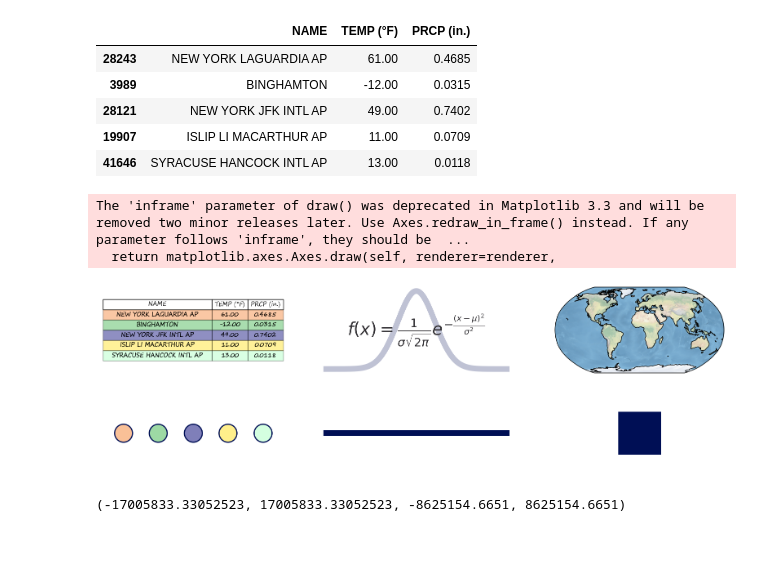
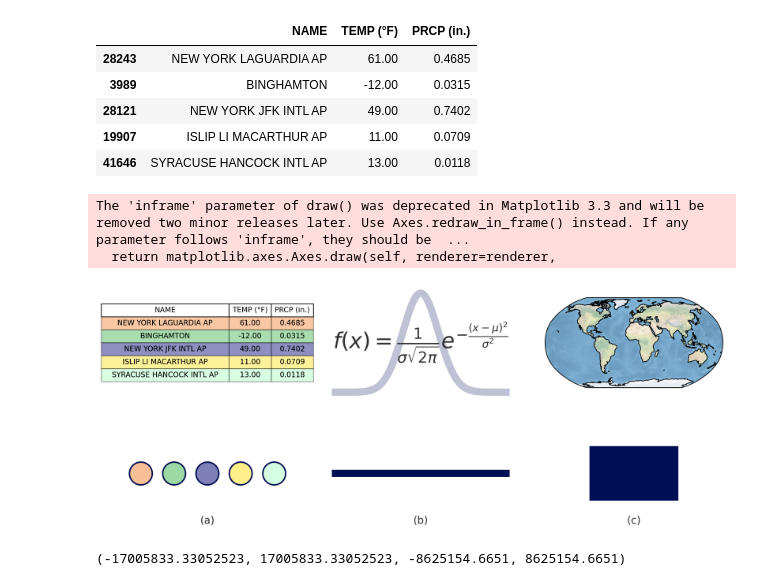
Before and after one commit to story645/proposal, a Jupyter notebook: figures/topology.ipynb, the cells around one changed output. Cells and saved outputs as stored; diff of their text form; code cells hidden in the pictures; blank space fills up the shorter version.

```diff
--- a/figures/topology.ipynb
+++ b/figures/topology.ipynb
@@ -37,7 +37,8 @@ proposal_path = Path('../../draft/figures/intro/')
 proposal_path = Path('../draft/figures/math/')
 
 theme = themepy.Theme('paper')
-rcParams['font.family'] = 'Segoe Print'
+rcParams['font.family'] = 'dejavu sans'
+rcParams['figure.dpi'] = 200
 # %%
 ny_all = pd.read_csv("nydata")
 
@@ -58,7 +59,7 @@ sample
 | 19907 | ISLIP LI MACARTHUR AP | 11.00 | 0.0709 |
 | 41646 | SYRACUSE HANCOCK INTL AP | 13.00 | 0.0118 |
 # %%
-fig, axd = plt.subplot_mosaic([['table', 'function', 'image'], ['0D', '1D', '2D']], figsize=(20,6), facecolor='white')
+fig, axd = plt.subplot_mosaic([['table', 'function', 'image'], ['0D', '1D', '2D']], figsize=(15,6), facecolor='white')
 tab = ip.plot_table(axd['table'], sample, ccolors=['k']*3)
 fig.canvas.draw()
 x = np.linspace(-0.25, 1.25, 5)
@@ -90,36 +91,40 @@ axd['1D'].plot([-5,5], [.5, .5], color='C0', lw=10)
 axd['1D'].set(xlim=(-5, 5), ylim=(.25, .75))
 axd['function'].set(xlim=(-5,5))
 
 af = mpatches.ConnectionPatch(xyA=(0,0), coordsA=axd['function'].transData, xyB=(0, .5), coordsB=axd['1D'].transData,
                               arrowstyle='simple', mutation_scale=150, mutation_aspect=.9, facecolor=mcolors.to_rgba('C0', .25), edgecolor='C0', lw=4)
 #fig.add_artist(af)
 
 
 axd['image'] =  plt.subplot(2,3,3, projection=ccrs.Robinson())
 axd['image'].stock_img()
 axd['image'].coastlines()
 
 r = mpatches.Rectangle((.25,.25), .5, .5)
 axd['2D'].add_artist(r)
 
 x0, x1, _, _ = axd['image'].get_extent()
 
 al = mpatches.ConnectionPatch(xyA=(x0, 0), coordsA=axd['image'].transData, xyB=(.25, .5), coordsB=axd['2D'].transData,
                               arrowstyle='-',linestyle=':', edgecolor='C0', lw=3, zorder=-1)
 #fig.add_artist(al)
 ar = mpatches.ConnectionPatch(xyA=(x1, 0), coordsA=axd['image'].transData, xyB=(.75, .5), coordsB=axd['2D'].transData,
                               arrowstyle='-', linestyle=':', edgecolor='C0', lw=3, zorder=-1)
 #fig.add_artist(ar)
-axd['2D'].set_aspect('equal')
+#axd['2D'].set_aspect('equal')
 for ax in axd.values():
     ax.axis('off')
     ax.set_facecolor('white')
 
-fig.savefig(proposal_path/'k_different_types', bbox_inches='tight', facecolor='white')
+
+for (n, l) in [('0D', 'a'), ('1D', 'b'), ('2D', 'c')]:
+    axd[n].set_title(f"({l})", fontsize='x-large', y=0)
+
+fig.savefig(proposal_path/'k_different_types', bbox_inches='tight', facecolor='white', dpi=200)
 # %% [output]
 The 'inframe' parameter of draw() was deprecated in Matplotlib 3.3 and will be removed two minor releases later. Use Axes.redraw_in_frame() instead. If any parameter follows 'inframe', they should be  ...
   return matplotlib.axes.Axes.draw(self, renderer=renderer,
-[figure, old version]
+[figure, new version]
 # %%
 axd['image'].get_extent()
 # %% [output]
```
Also changed, not shown: 2 other files.
